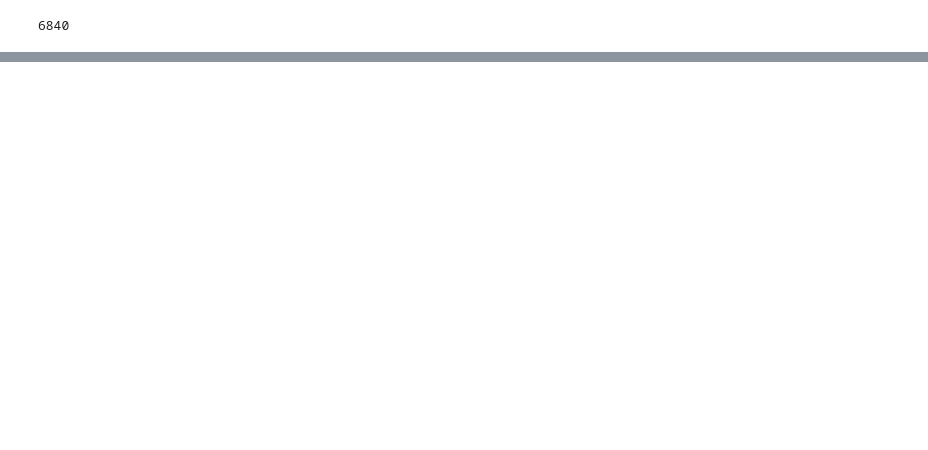
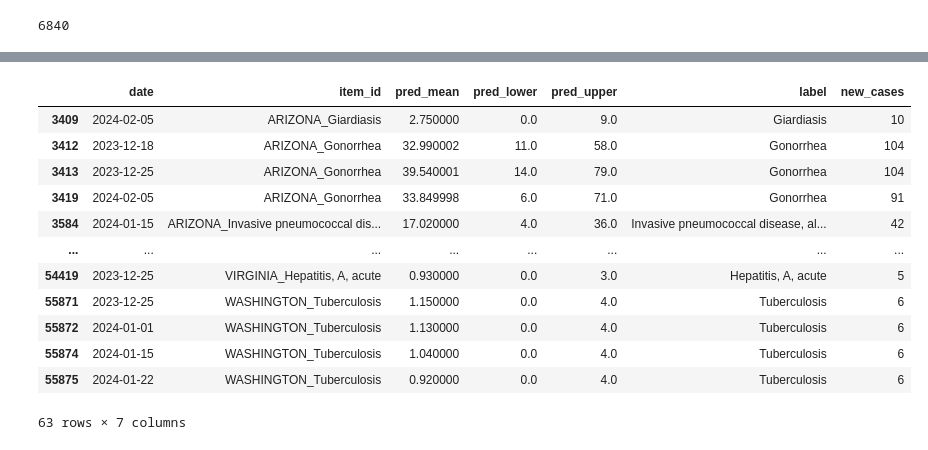
Before and after one commit to SloughJE/OUTBREAK, a Jupyter notebook: notebooks/1.0-JES-DeepAR-struggle.ipynb, the cells around one changed output, grey strips where cells are left out. Drawn from its saved outputs; the diff is of its cells as text; code cells hidden in the pictures; blank space fills up the shorter version.

```diff
--- a/notebooks/1.0-JES-DeepAR-struggle.ipynb
+++ b/notebooks/1.0-JES-DeepAR-struggle.ipynb
@@ -292,2 +211,9 @@ AssertionError:
 # %%
 preds = list(model.predict(train_ds))
+# %%
+from pandas.tseries.offsets import Week
+
+start_date = test.date.min()
+num_periods = 10
+prediction_dates = pd.date_range(start=start_date, periods=num_periods, freq='7D')
+prediction_dates
@@ -297,15 +228,12 @@ from pandas import Timestamp
 all_preds = []
 for i, forecast in enumerate(preds):
     item_id = forecast.item_id
-    # Ensure start_date is a Timestamp
-    start_date = forecast.start_date.to_timestamp() if isinstance(forecast.start_date, pd.Period) else forecast.start_date
-    prediction_dates = pd.date_range(start=start_date, periods=len(forecast.mean), freq='W')
     pred_df = pd.DataFrame({
         'date': prediction_dates,
         'item_id': item_id,
         'pred_mean': forecast.mean,
-        'pred_p10': forecast.quantile(0.05),
-        'pred_p90': forecast.quantile(0.95)
+        'pred_lower': forecast.quantile(0.01),
+        'pred_upper': forecast.quantile(0.99)
     })
     all_preds.append(pred_df)
 
@@ -480,0 +244,5 @@ plot_forecasts(df, all_preds_df, num_charts=6)
+# %%
+test = test.reset_index(drop=True)
+# %%
+df_evaluation = pd.merge(all_preds_df, test, on=['item_id', 'date'])
+df_evaluation.head()
@@ -539,0 +427,16 @@ df.head()
+# %%
+df_evaluation[df_evaluation.new_cases > df_evaluation.pred_upper]
+# %% [output]
+|  | date | item_id | pred_mean | pred_lower | pred_upper | label | new_cases |
+| 3409 | 2024-02-05 | ARIZONA_Giardiasis | 2.750000 | 0.0 | 9.0 | Giardiasis | 10 |
+| 3412 | 2023-12-18 | ARIZONA_Gonorrhea | 32.990002 | 11.0 | 58.0 | Gonorrhea | 104 |
+| 3413 | 2023-12-25 | ARIZONA_Gonorrhea | 39.540001 | 14.0 | 79.0 | Gonorrhea | 104 |
+| 3419 | 2024-02-05 | ARIZONA_Gonorrhea | 33.849998 | 6.0 | 71.0 | Gonorrhea | 91 |
+| 3584 | 2024-01-15 | ARIZONA_Invasive pneumococcal dis... | 17.020000 | 4.0 | 36.0 | Invasive pneumococcal disease, al... | 42 |
+| ... | ... | ... | ... | ... | ... | ... | ... |
+| 54419 | 2023-12-25 | VIRGINIA_Hepatitis, A, acute | 0.930000 | 0.0 | 3.0 | Hepatitis, A, acute | 5 |
+| 55871 | 2023-12-25 | WASHINGTON_Tuberculosis | 1.150000 | 0.0 | 4.0 | Tuberculosis | 6 |
+| 55872 | 2024-01-01 | WASHINGTON_Tuberculosis | 1.130000 | 0.0 | 4.0 | Tuberculosis | 6 |
+| 55874 | 2024-01-15 | WASHINGTON_Tuberculosis | 1.040000 | 0.0 | 4.0 | Tuberculosis | 6 |
+| 55875 | 2024-01-22 | WASHINGTON_Tuberculosis | 0.920000 | 0.0 | 4.0 | Tuberculosis | 6 |
+63 rows × 7 columns
```
Also changed, not shown: parts of 57 cells of this notebook.
